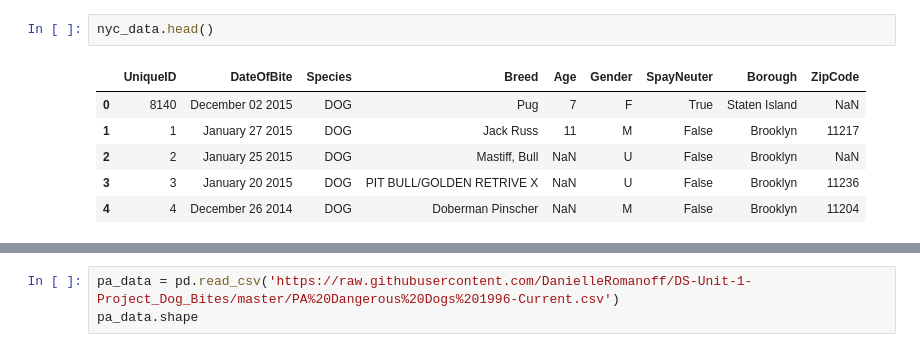
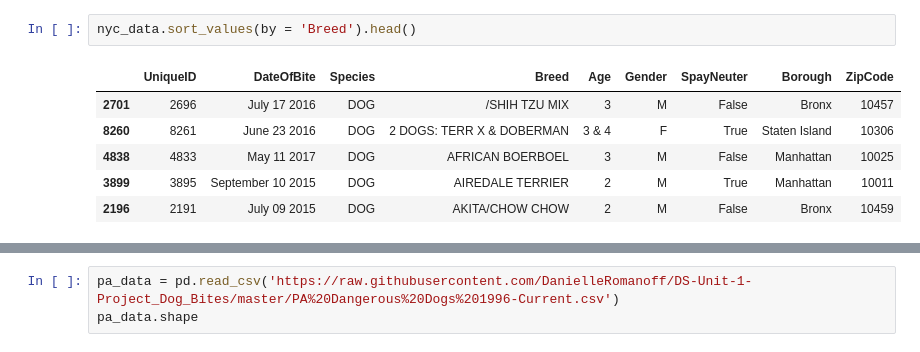
Before and after one commit to DanielleRomanoff/DS-Unit-1-Project_Dog_Bites, a Jupyter notebook: Dog Bites Project.ipynb, the cells around one changed output, grey strips where cells are left out. Cells and saved outputs as stored; diff of their text form.

Commit message:
Update work with data frames

```diff
--- a/Dog Bites Project.ipynb
+++ b/Dog Bites Project.ipynb
@@ -9,9 +28,9 @@ nyc_data.shape
 # %%
-nyc_data.head()
+nyc_data.sort_values(by = 'Breed').head()
 # %% [output]
 |  | UniqueID | DateOfBite | Species | Breed | Age | Gender | SpayNeuter | Borough | ZipCode |
-| 0 | 8140 | December 02 2015 | DOG | Pug | 7 | F | True | Staten Island | NaN |
-| 1 | 1 | January 27 2015 | DOG | Jack Russ | 11 | M | False | Brooklyn | 11217 |
-| 2 | 2 | January 25 2015 | DOG | Mastiff, Bull | NaN | U | False | Brooklyn | NaN |
-| 3 | 3 | January 20 2015 | DOG | PIT BULL/GOLDEN RETRIVE X | NaN | U | False | Brooklyn | 11236 |
-| 4 | 4 | December 26 2014 | DOG | Doberman Pinscher | NaN | M | False | Brooklyn | 11204 |
+| 2701 | 2696 | July 17 2016 | DOG | /SHIH TZU MIX | 3 | M | False | Bronx | 10457 |
+| 8260 | 8261 | June 23 2016 | DOG | 2 DOGS: TERR X & DOBERMAN | 3 & 4 | F | True | Staten Island | 10306 |
+| 4838 | 4833 | May 11 2017 | DOG | AFRICAN BOERBOEL | 3 | M | False | Manhattan | 10025 |
+| 3899 | 3895 | September 10 2015 | DOG | AIREDALE TERRIER | 2 | M | True | Manhattan | 10011 |
+| 2196 | 2191 | July 09 2015 | DOG | AKITA/CHOW CHOW | 2 | M | False | Bronx | 10459 |
```
Also changed, not shown: parts of 27 cells of this notebook.
